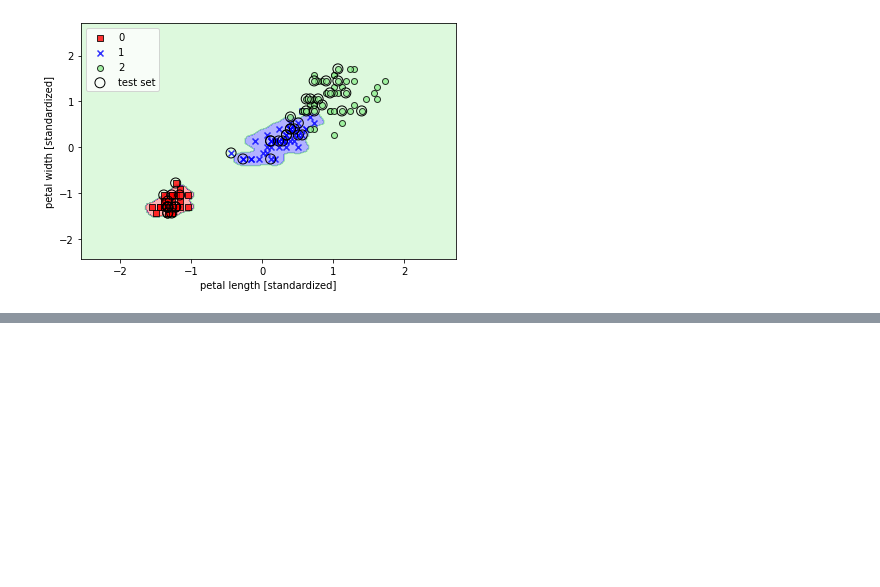
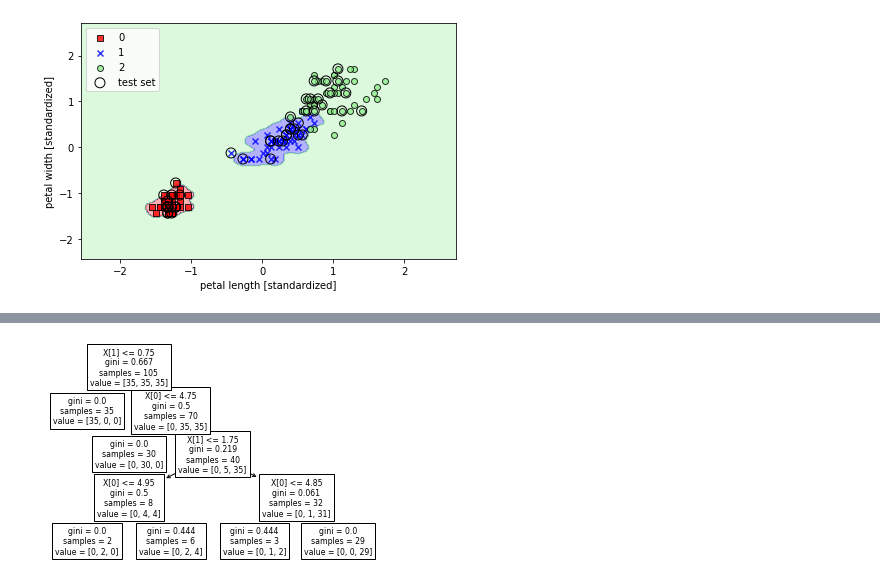
Before and after one commit to seungmin-son/ML_Practice, a Jupyter notebook: [ML_2]Classification_model.ipynb, the cells around one changed output, grey strips where cells are left out. Saved outputs shown, nothing was run; the diff lists cells and outputs as text; code cells hidden in the pictures; blank space fills up the shorter version.

```diff
--- a/[ML_2]Classification_model.ipynb
+++ b/[ML_2]Classification_model.ipynb
@@ -290,0 +347,6 @@ plt.show() #이런 모델은 일반화 오차가 매우 클것임, overfitting
+# %%
+from sklearn import tree
+tree.plot_tree(tree_model)
+plt.show()
+# %% [output]
+[figure, added]
```
Also changed, not shown: parts of 13 cells of this notebook.
